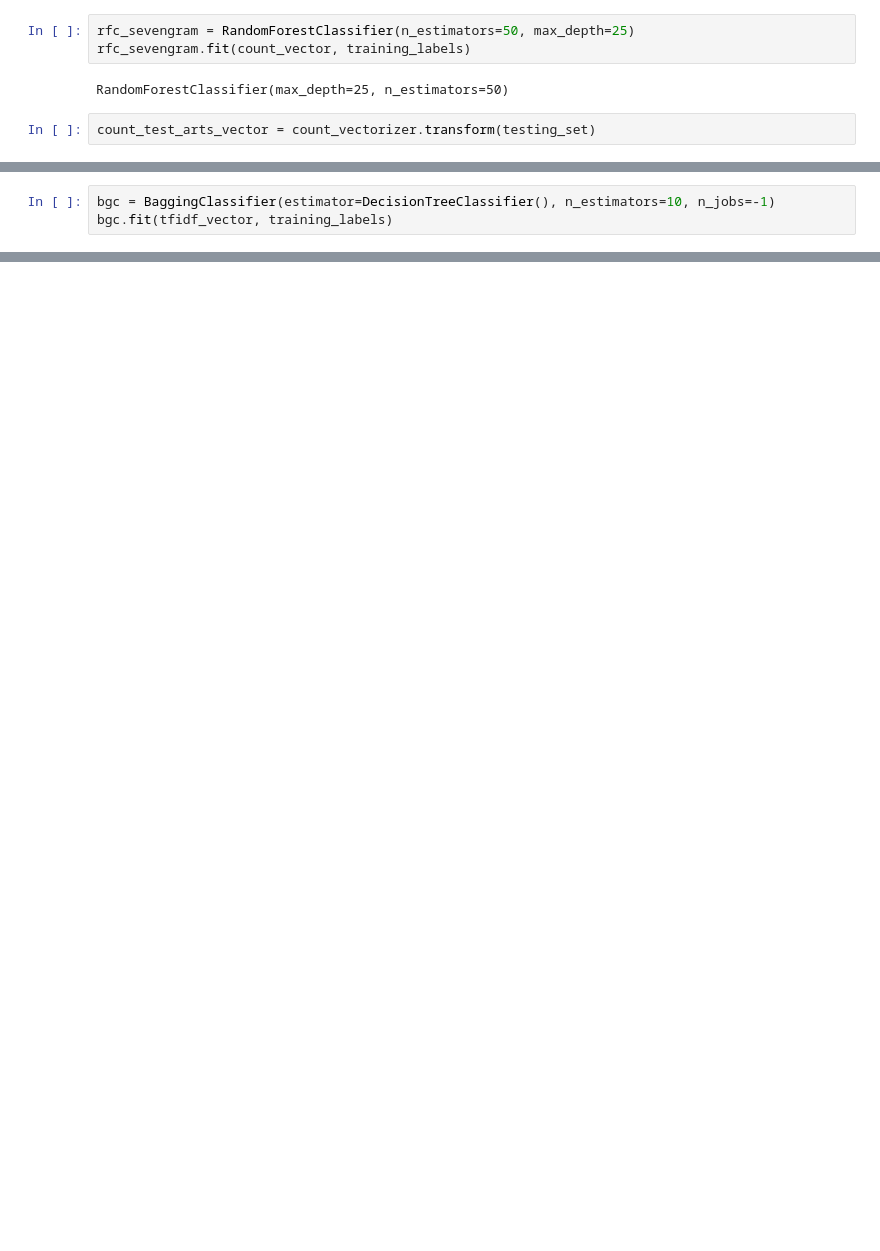
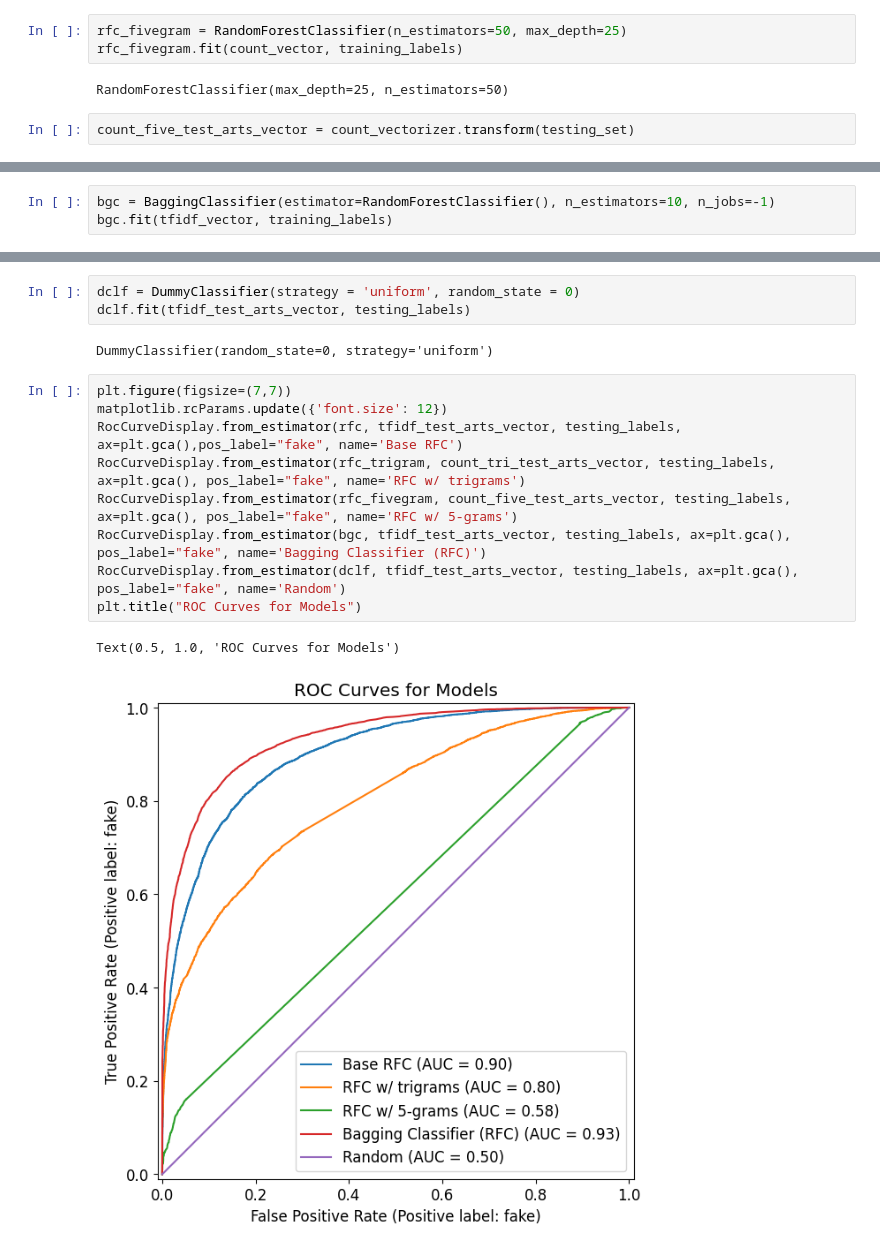
Before and after one commit to TomSterQaz/CSCE439_FinalProject, a Jupyter notebook: WhatAmIReading.ipynb, the cells around one changed output, grey strips where cells are left out. Cells and saved outputs as stored; diff of their text form; blank space fills up the shorter version.

```diff
--- a/WhatAmIReading.ipynb
+++ b/WhatAmIReading.ipynb
@@ -81,11 +118,11 @@ False negatives: 1508 True positives: 6492
 count_vectorizer = CountVectorizer(input='filename', ngram_range=(5,5) ,decode_error='ignore')
 count_vector = count_vectorizer.fit_transform(training_set)
 # %%
-rfc_sevengram = RandomForestClassifier(n_estimators=50, max_depth=25)
-rfc_sevengram.fit(count_vector, training_labels)
+rfc_fivegram = RandomForestClassifier(n_estimators=50, max_depth=25)
+rfc_fivegram.fit(count_vector, training_labels)
 # %% [output]
 RandomForestClassifier(max_depth=25, n_estimators=50)
 # %%
-count_test_arts_vector = count_vectorizer.transform(testing_set)
+count_five_test_arts_vector = count_vectorizer.transform(testing_set)
 # %%
 print(f"Evaluating All Articles (5-gram approach):")
@@ -97,4 +145,4 @@ False negatives: 389 True positives: 7611
 # %%
-bgc = BaggingClassifier(estimator=DecisionTreeClassifier(), n_estimators=10, n_jobs=-1)
+bgc = BaggingClassifier(estimator=RandomForestClassifier(), n_estimators=10, n_jobs=-1)
 bgc.fit(tfidf_vector, training_labels)
 # %% [output]
@@ -108 +168,18 @@ NameError: name 'score_model' is not defined
+# %%
+dclf = DummyClassifier(strategy = 'uniform', random_state = 0)
+dclf.fit(tfidf_test_arts_vector, testing_labels)
+# %% [output]
+DummyClassifier(random_state=0, strategy='uniform')
+# %%
+plt.figure(figsize=(7,7))
+matplotlib.rcParams.update({'font.size': 12})
+RocCurveDisplay.from_estimator(rfc, tfidf_test_arts_vector, testing_labels, ax=plt.gca(),pos_label="fake", name='Base RFC')
+RocCurveDisplay.from_estimator(rfc_trigram, count_tri_test_arts_vector, testing_labels, ax=plt.gca(), pos_label="fake", name='RFC w/ trigrams')
+RocCurveDisplay.from_estimator(rfc_fivegram, count_five_test_arts_vector, testing_labels, ax=plt.gca(), pos_label="fake", name='RFC w/ 5-grams')
+RocCurveDisplay.from_estimator(bgc, tfidf_test_arts_vector, testing_labels, ax=plt.gca(), pos_label="fake", name='Bagging Classifier (RFC)')
+RocCurveDisplay.from_estimator(dclf, tfidf_test_arts_vector, testing_labels, ax=plt.gca(), pos_label="fake", name='Random')
+plt.title("ROC Curves for Models")
+# %% [output]
+Text(0.5, 1.0, 'ROC Curves for Models')
+[figure, added]
 # %%
```
Also changed, not shown: parts of 20 cells of this notebook.
